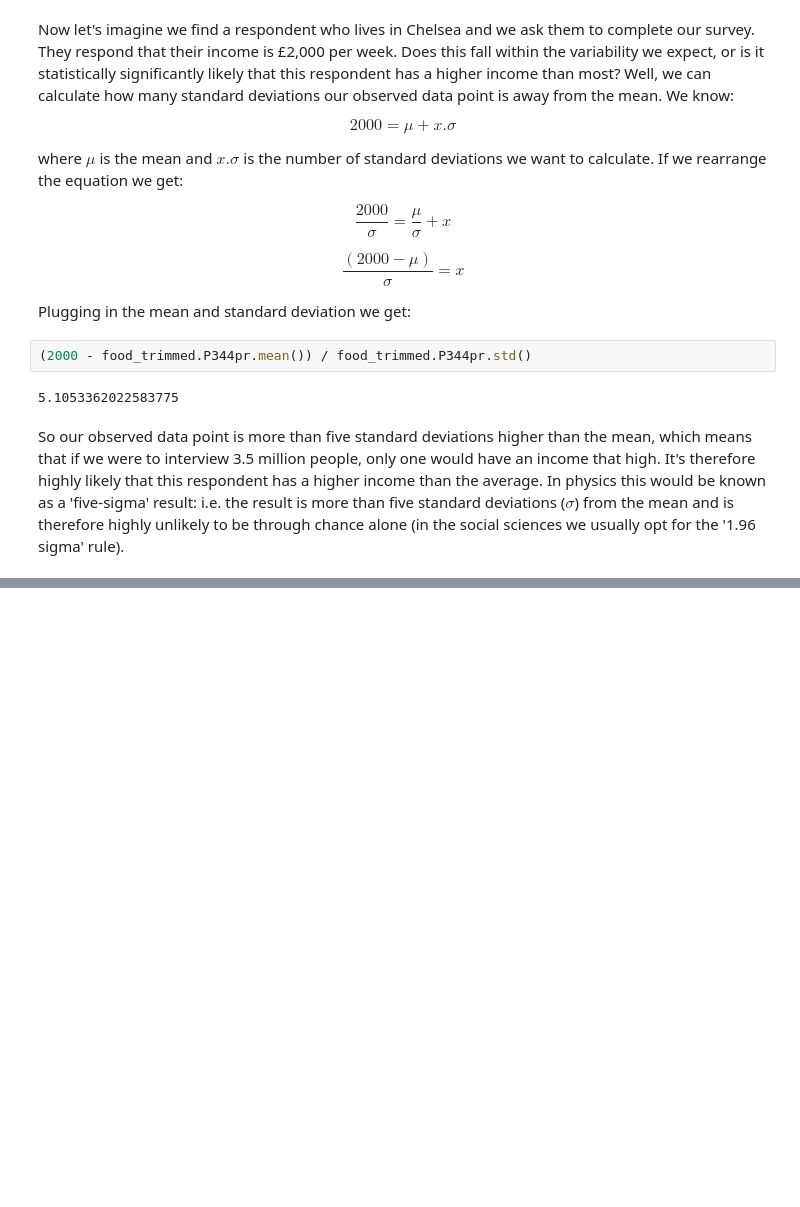
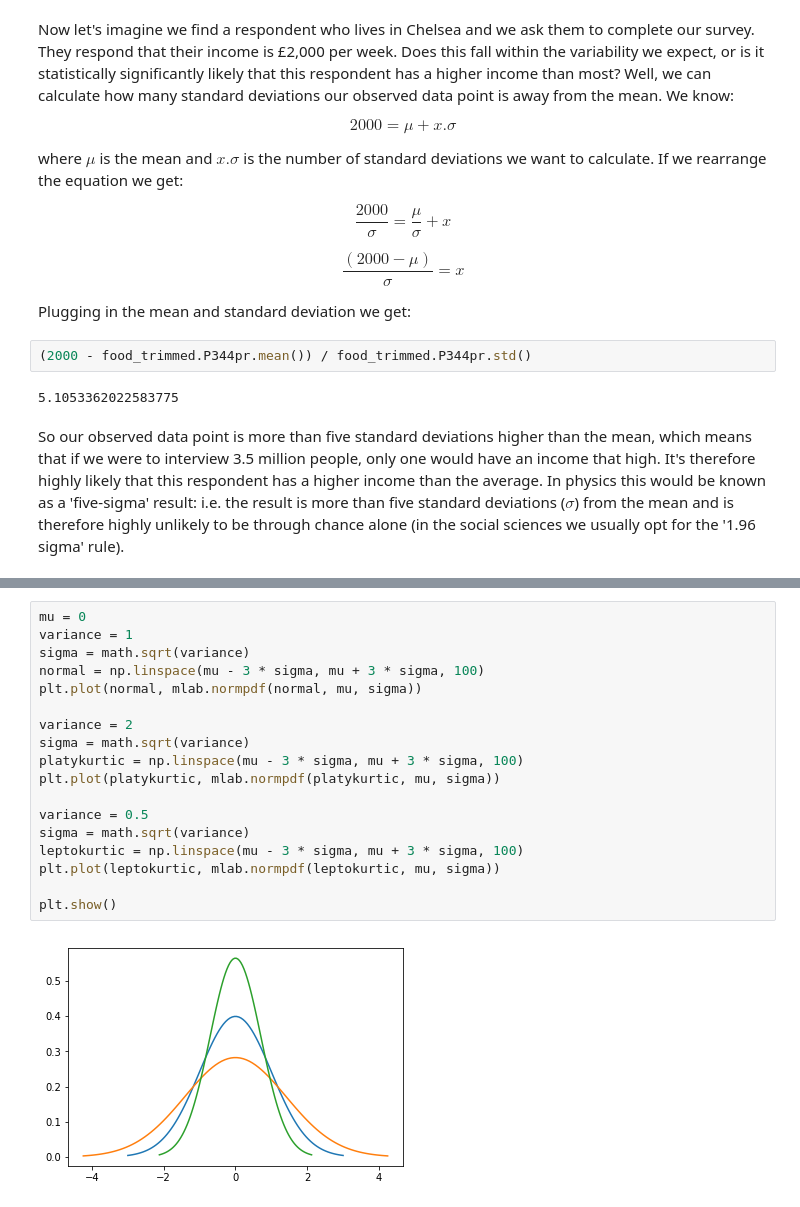
Before and after one commit to philmikejones/stats101, a Jupyter notebook: notebooks/stats101.ipynb, the cells around one changed output, grey strips where cells are left out. Drawn from its saved outputs; the diff is of its cells as text; blank space fills up the shorter version.

Commit message:
replace image of kurtosis distributions with matplotlib plot

```diff
--- a/notebooks/stats101.ipynb
+++ b/notebooks/stats101.ipynb
@@ -643,0 +639,20 @@ In the figure above:
+# %%
+mu = 0
+variance = 1
+sigma = math.sqrt(variance)
+normal = np.linspace(mu - 3 * sigma, mu + 3 * sigma, 100)
+plt.plot(normal, mlab.normpdf(normal, mu, sigma))
+
+variance = 2
+sigma = math.sqrt(variance)
+platykurtic = np.linspace(mu - 3 * sigma, mu + 3 * sigma, 100)
+plt.plot(platykurtic, mlab.normpdf(platykurtic, mu, sigma))
+
+variance = 0.5
+sigma = math.sqrt(variance)
+leptokurtic = np.linspace(mu - 3 * sigma, mu + 3 * sigma, 100)
+plt.plot(leptokurtic, mlab.normpdf(leptokurtic, mu, sigma))
+
+plt.show()
+# %% [output]
+[figure, added]
```
Also changed, not shown: parts of 1 cell of this notebook.
